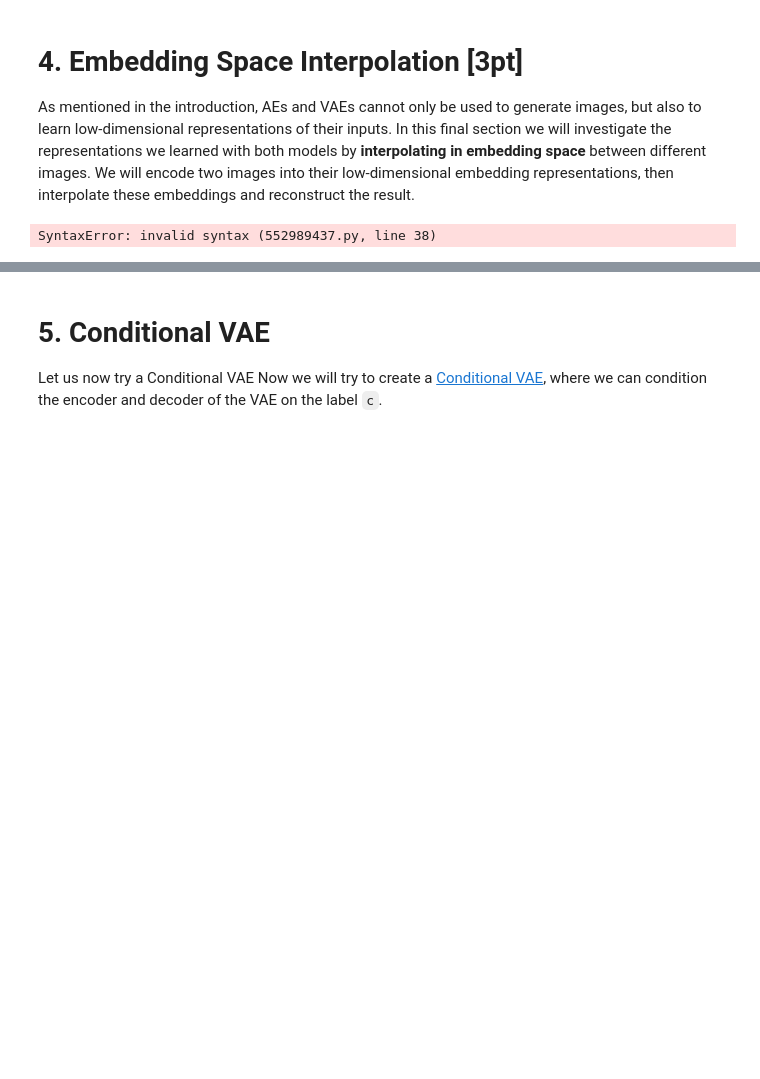
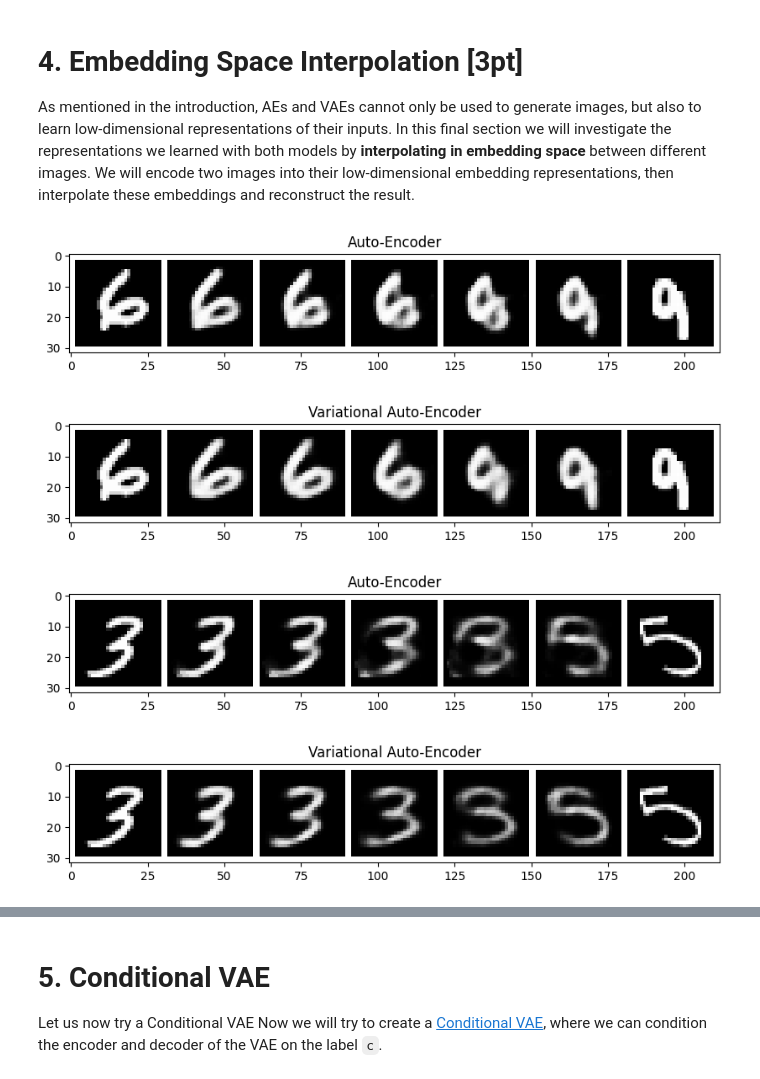
Before and after one commit to ReLRail/csci566-assignment2, a Jupyter notebook: Problem1_VAE_v0.ipynb, the cells around one changed output, grey strips where cells are left out. Cells and saved outputs as stored; diff of their text form; code cells hidden in the pictures; blank space fills up the shorter version.

```diff
--- a/Problem1_VAE_v0.ipynb
+++ b/Problem1_VAE_v0.ipynb
@@ -827,38 +907,41 @@ def interpolate_and_visualize(model, tag, start_img, end_img):
   # decode interpolated embeddings (as a single batch)
   img_inter = model.decoder(torch.cat(z_inter))
   img_inter = img_inter.reshape(-1, 28, 28)
 
   # reshape result and display interpolation
   vis_imgs = torch.cat([start_img, img_inter, end_img]).reshape(-1,1,28,28)
   fig = plt.figure(figsize = (10, 10))
   ax1 = plt.subplot(111)
   ax1.imshow(torchvision.utils.make_grid(vis_imgs, nrow=N_INTER_STEPS+2, pad_value=1.)\
                   .data.cpu().numpy().transpose(1, 2, 0), cmap='gray')
   plt.title(tag)
   plt.show()
 
 
 ### Interpolation 1
-START_LABEL = # ... TODO CHOOSE
-END_LABEL = # ... TODO CHOOSE
+START_LABEL = 6
+END_LABEL = 9
 # sample two training images with given labels
 start_img = get_image_with_label(START_LABEL)
 end_img = get_image_with_label(END_LABEL)
 # visualize interpolations for AE and VAE models
 interpolate_and_visualize(ae_model, "Auto-Encoder", start_img, end_img)
 interpolate_and_visualize(vae_model, "Variational Auto-Encoder", start_img, end_img)
 
 ### Interpolation 2
-START_LABEL = # ... TODO CHOOSE
-END_LABEL = # ... TODO CHOOSE
+START_LABEL = 3
+END_LABEL = 5
 # sample two training images with given labels
 start_img = get_image_with_label(START_LABEL)
 end_img = get_image_with_label(END_LABEL)
 # visualize interpolations for AE and VAE models
 interpolate_and_visualize(ae_model, "Auto-Encoder", start_img, end_img)
 interpolate_and_visualize(vae_model, "Variational Auto-Encoder", start_img, end_img)
 # %% [output]
-SyntaxError: invalid syntax (552989437.py, line 38)
+[figure, added]
+[figure, added]
+[figure, added]
+[figure, added]
 # %% [markdown]
 Repeat the experiment for different start / end labels and different samples. Describe your observations.
 
```
Also changed, not shown: parts of 21 cells of this notebook, 3 other files.
